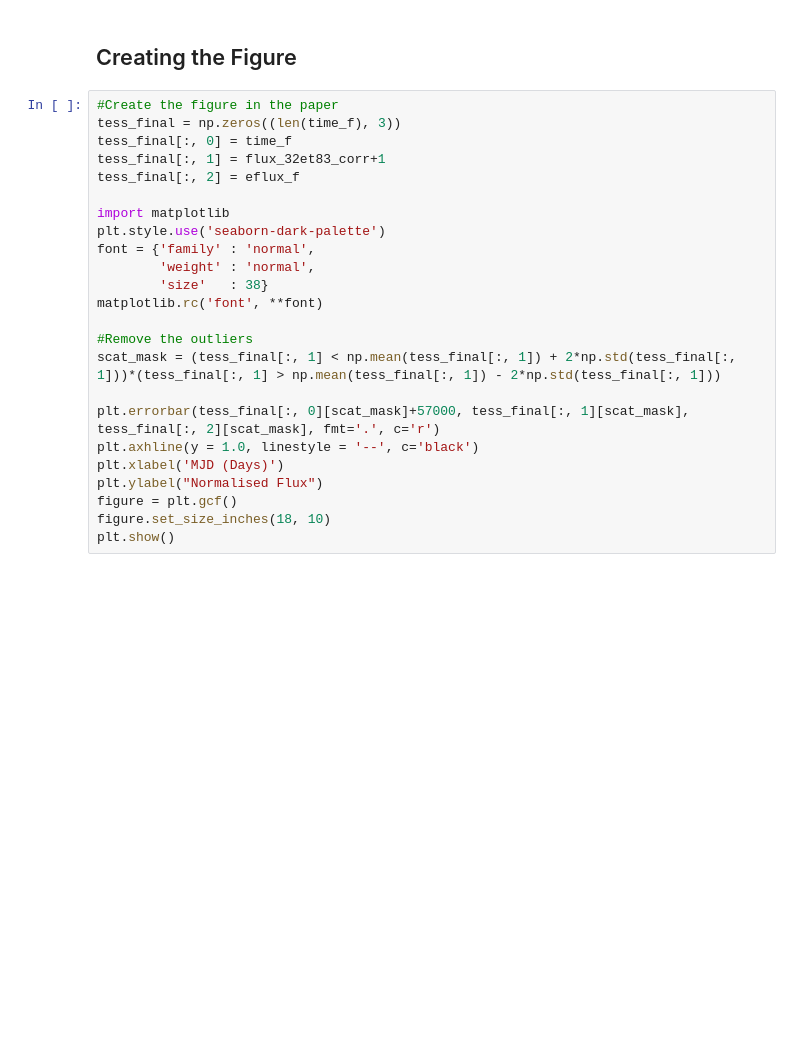
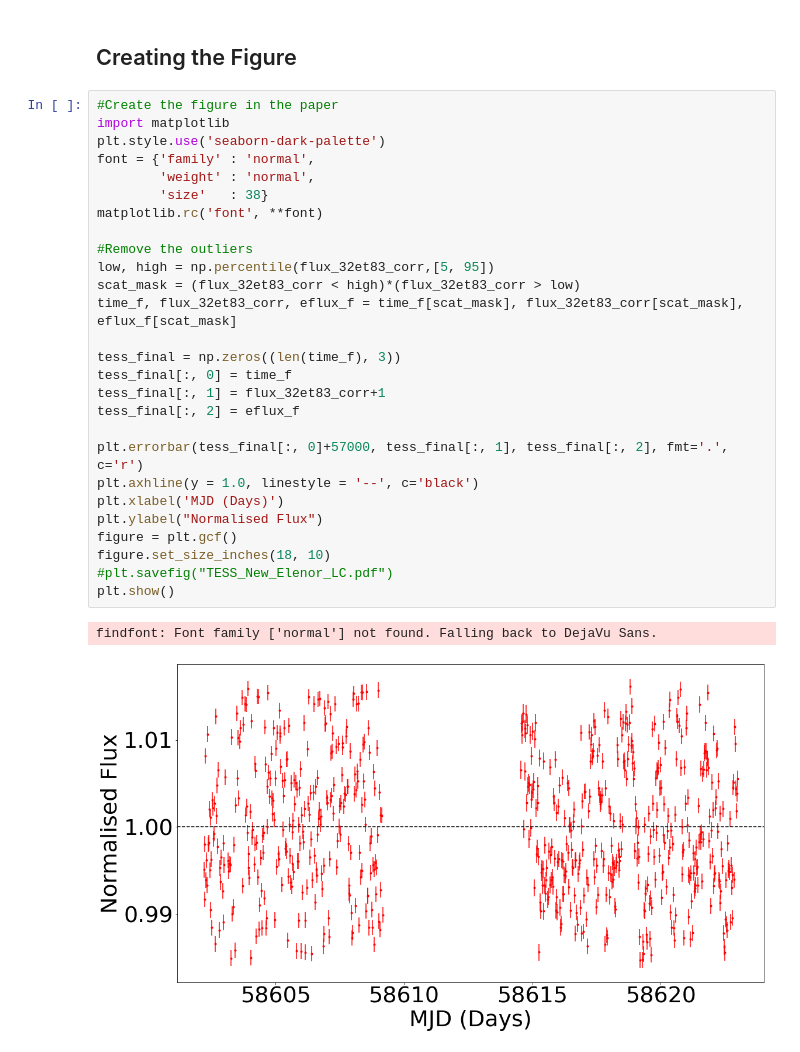
Before and after one commit to StanBarmentloo/A-search-for-transiting-companions-in-the-J1407-system, a Jupyter notebook: Figure_3/Figure_3.ipynb, the cells around one changed output. Saved outputs shown, nothing was run; the diff lists cells and outputs as text; blank space fills up the shorter version.

```diff
--- a/Figure_3/Figure_3.ipynb
+++ b/Figure_3/Figure_3.ipynb
@@ -163,25 +173,31 @@ plt.show()
 ## Creating the Figure
 # %%
 #Create the figure in the paper
-tess_final = np.zeros((len(time_f), 3))
-tess_final[:, 0] = time_f
-tess_final[:, 1] = flux_32et83_corr+1
-tess_final[:, 2] = eflux_f
-
 import matplotlib
 plt.style.use('seaborn-dark-palette')
 font = {'family' : 'normal',
         'weight' : 'normal',
         'size'   : 38}
 matplotlib.rc('font', **font)
 
 #Remove the outliers
-scat_mask = (tess_final[:, 1] < np.mean(tess_final[:, 1]) + 2*np.std(tess_final[:, 1]))*(tess_final[:, 1] > np.mean(tess_final[:, 1]) - 2*np.std(tess_final[:, 1]))
+low, high = np.percentile(flux_32et83_corr,[5, 95])
+scat_mask = (flux_32et83_corr < high)*(flux_32et83_corr > low)
+time_f, flux_32et83_corr, eflux_f = time_f[scat_mask], flux_32et83_corr[scat_mask], eflux_f[scat_mask]
 
-plt.errorbar(tess_final[:, 0][scat_mask]+57000, tess_final[:, 1][scat_mask], tess_final[:, 2][scat_mask], fmt='.', c='r')
+tess_final = np.zeros((len(time_f), 3))
+tess_final[:, 0] = time_f
+tess_final[:, 1] = flux_32et83_corr+1
+tess_final[:, 2] = eflux_f
+
+plt.errorbar(tess_final[:, 0]+57000, tess_final[:, 1], tess_final[:, 2], fmt='.', c='r')
 plt.axhline(y = 1.0, linestyle = '--', c='black')
 plt.xlabel('MJD (Days)')
 plt.ylabel("Normalised Flux")
 figure = plt.gcf()
 figure.set_size_inches(18, 10)
+#plt.savefig("TESS_New_Elenor_LC.pdf")
 plt.show()
+# %% [output]
+findfont: Font family ['normal'] not found. Falling back to DejaVu Sans.
+[figure, added]
```
Also changed, not shown: parts of 4 cells of this notebook.
